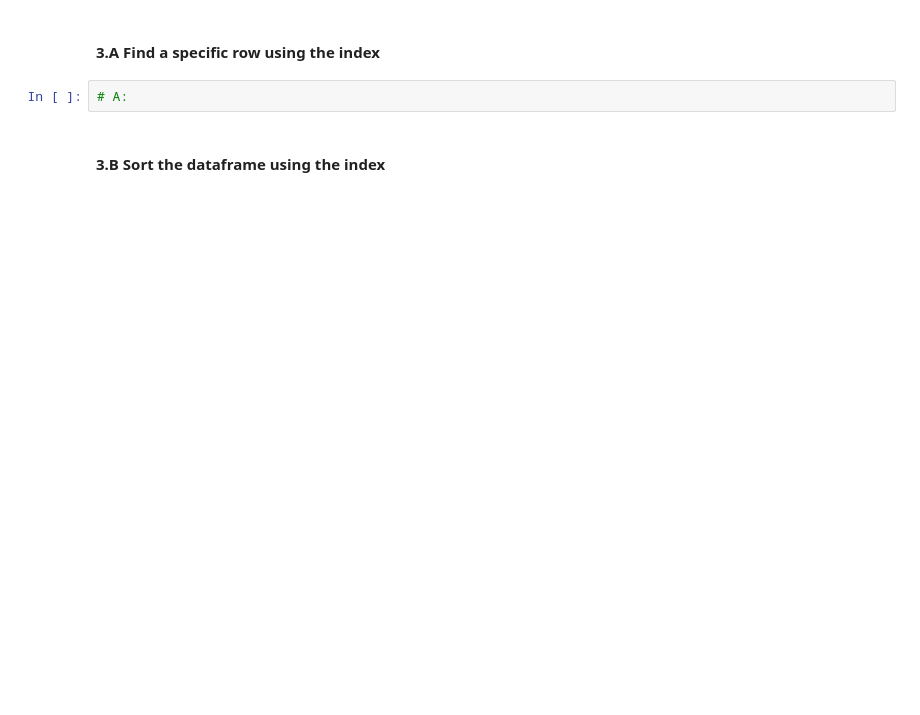
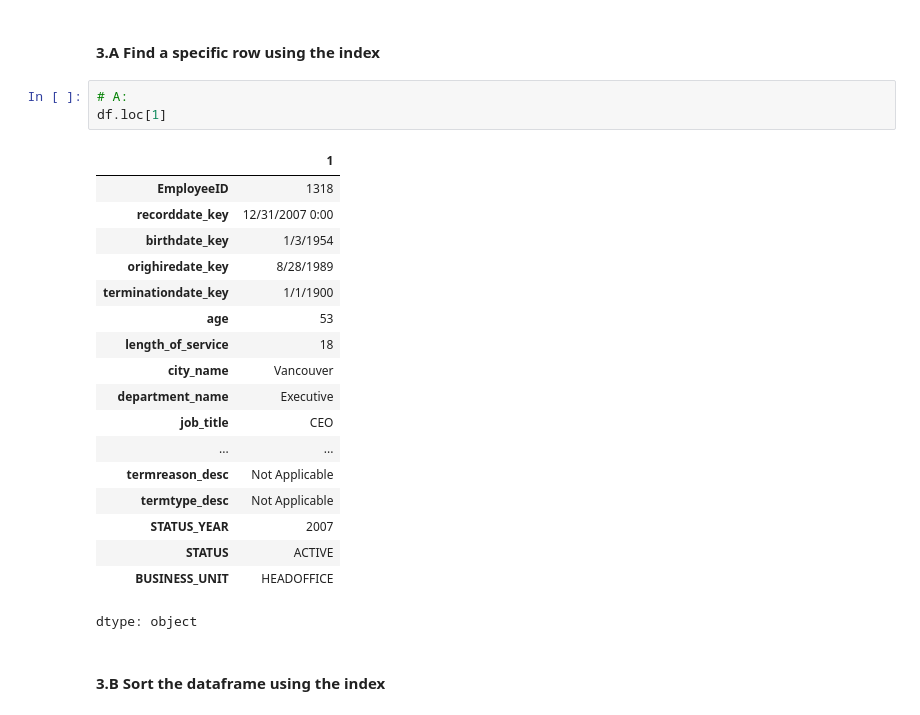
Before and after one commit to sameerhingoro/IOD, a Jupyter notebook: IOD_Lab_1_1_3_Pandas.ipynb, the cells around one changed output. Saved outputs shown, nothing was run; the diff lists cells and outputs as text; blank space fills up the shorter version.

```diff
--- a/IOD_Lab_1_1_3_Pandas.ipynb
+++ b/IOD_Lab_1_1_3_Pandas.ipynb
@@ -317,6 +334,26 @@ Find the count, mean, std, min, max of all columns of the dataframe
 #### 3.A Find a specific row using the index
 # %%
 # A:
+df.loc[1]
+# %% [output]
+|  | 1 |
+| EmployeeID | 1318 |
+| recorddate_key | 12/31/2007 0:00 |
+| birthdate_key | 1/3/1954 |
+| orighiredate_key | 8/28/1989 |
+| terminationdate_key | 1/1/1900 |
+| age | 53 |
+| length_of_service | 18 |
+| city_name | Vancouver |
+| department_name | Executive |
+| job_title | CEO |
+| ... | ... |
+| termreason_desc | Not Applicable |
+| termtype_desc | Not Applicable |
+| STATUS_YEAR | 2007 |
+| STATUS | ACTIVE |
+| BUSINESS_UNIT | HEADOFFICE |
+dtype: object
 # %% [markdown]
 #### 3.B Sort the dataframe using the index
 # %%
```
Also changed, not shown: parts of 6 cells of this notebook.
